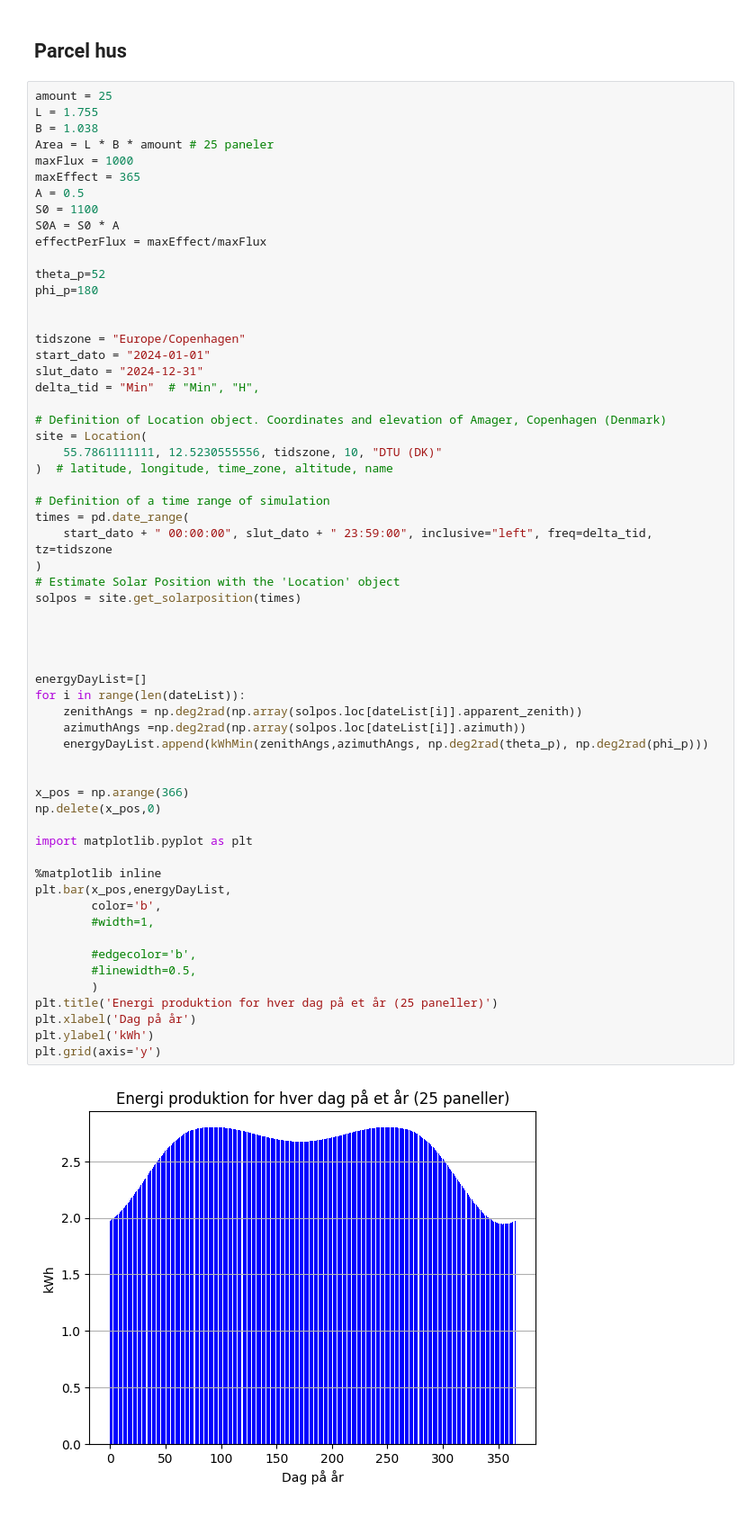
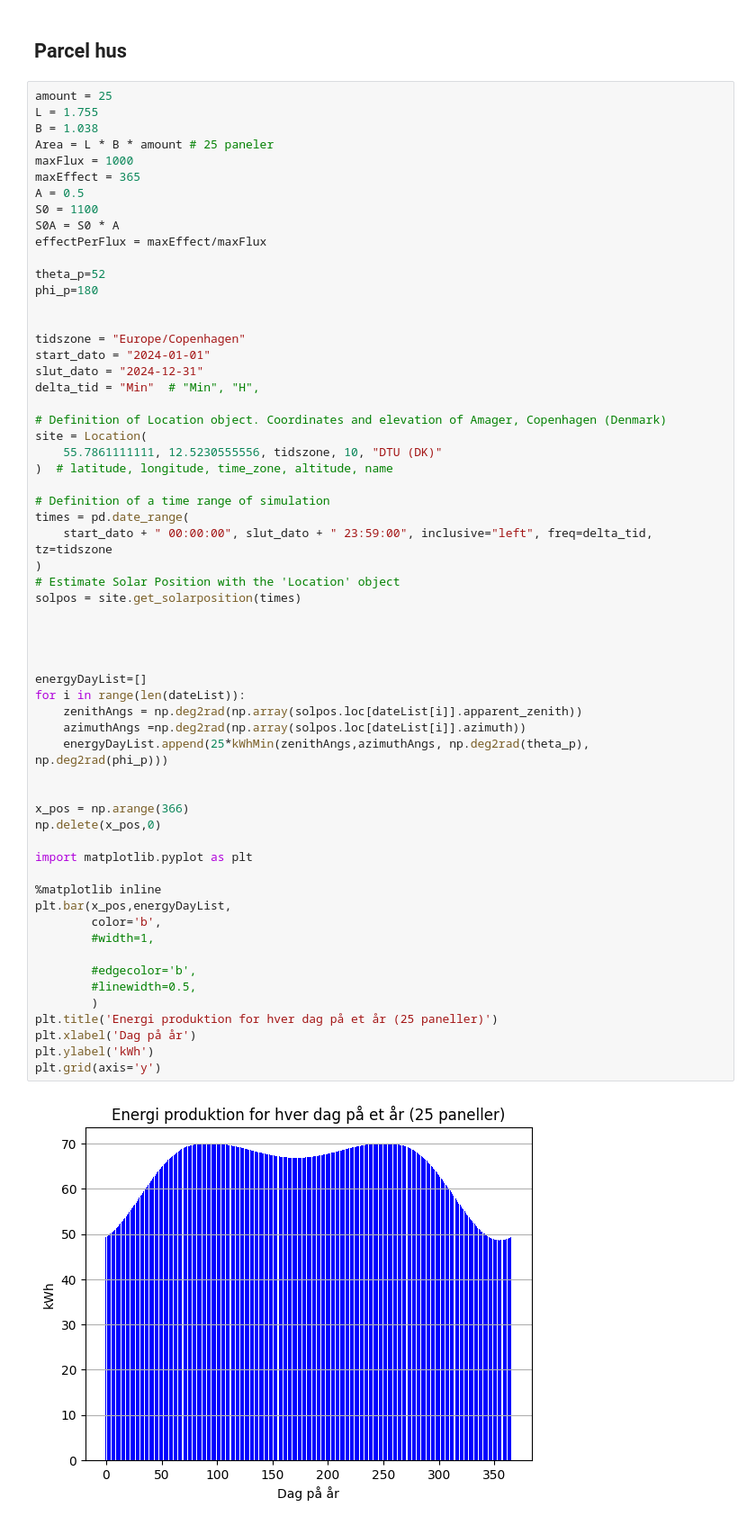
Before and after one commit to Lizette-N/solar-project, a Jupyter notebook: speedUpOptimization.ipynb, the cells around one changed output. Shown at 90% size. Cells and saved outputs as stored; diff of their text form.

```diff
--- a/speedUpOptimization.ipynb
+++ b/speedUpOptimization.ipynb
@@ -291,32 +291,32 @@ times = pd.date_range(
 # Estimate Solar Position with the 'Location' object
 solpos = site.get_solarposition(times)
 
 
 
 
 energyDayList=[]
 for i in range(len(dateList)):
     zenithAngs = np.deg2rad(np.array(solpos.loc[dateList[i]].apparent_zenith))
     azimuthAngs =np.deg2rad(np.array(solpos.loc[dateList[i]].azimuth))
-    energyDayList.append(kWhMin(zenithAngs,azimuthAngs, np.deg2rad(theta_p), np.deg2rad(phi_p)))
+    energyDayList.append(25*kWhMin(zenithAngs,azimuthAngs, np.deg2rad(theta_p), np.deg2rad(phi_p)))
 
 
 x_pos = np.arange(366)
 np.delete(x_pos,0)
 
 import matplotlib.pyplot as plt
 
 %matplotlib inline
 plt.bar(x_pos,energyDayList,
         color='b',
         #width=1,
 
         #edgecolor='b',
         #linewidth=0.5,
         )
 plt.title('Energi produktion for hver dag på et år (25 paneller)')
 plt.xlabel('Dag på år')
 plt.ylabel('kWh')
 plt.grid(axis='y')
 # %% [output]
-[figure, old version]
+[figure, new version]
```
Also changed, not shown: 1 other file.
